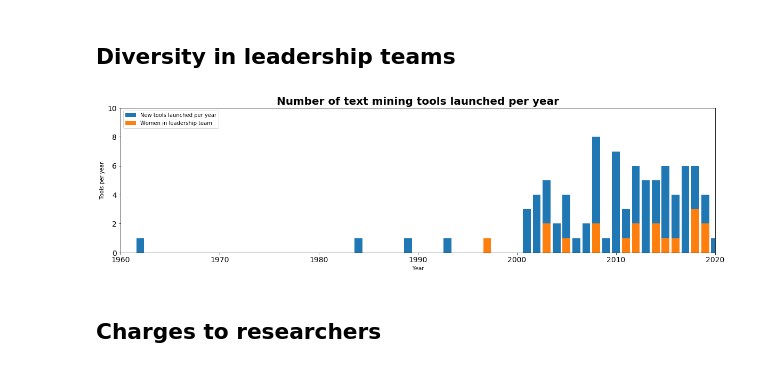
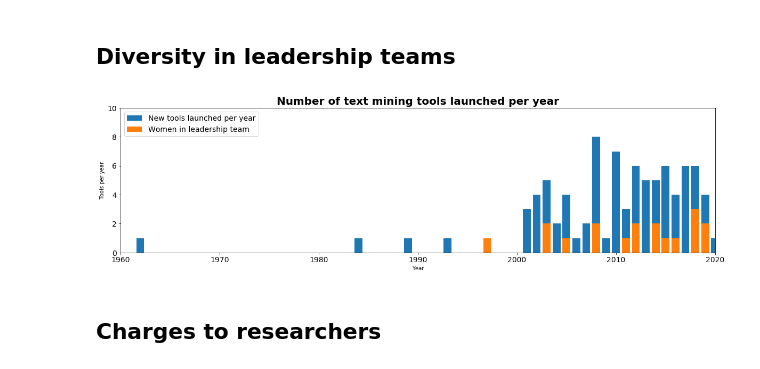
Before and after one commit to sagepublishing/sage_tools_social_science, a Jupyter notebook: data/text_mining_tools.ipynb, the cells around one changed output. Drawn from its saved outputs; the diff is of its cells as text; code cells hidden in the pictures.

```diff
--- a/data/text_mining_tools.ipynb
+++ b/data/text_mining_tools.ipynb
@@ -25,23 +25,23 @@ text_mining_df['women_total'] = text_mining_df.groupby('year_founded')["women"].
 # %%
 plt.figure(figsize=(20,5))
 plt.bar(text_mining_df.year_founded.dt.year, text_mining_df.yearly_total, label='New tools launched per year')
 plt.axis([1960, 2020, 0, 10])
 
 plt.title('Number of text mining tools launched per year', fontdict={'fontweight':'bold', 'fontsize': 20})
 plt.xlabel('Year')
 plt.ylabel('Tools per year')
 
 plt.xticks(fontsize=14)
 plt.yticks(fontsize=14)
 
 plt.bar(text_mining_df.year_founded.dt.year, text_mining_df.women_total, label='Women in leadership team')
 
-plt.legend(loc='upper left')
+plt.legend(loc='upper left', fontsize=14)
 
 plt.savefig('images/text_mining_per_year_and_diversity.png')
 plt.show()
 # %% [output]
-[figure, old version]
+[figure, new version]
 # %% [markdown]
 ## Charges to researchers
 # %%
```
Also changed, not shown: parts of 1 cell of this notebook, 2 other files.
